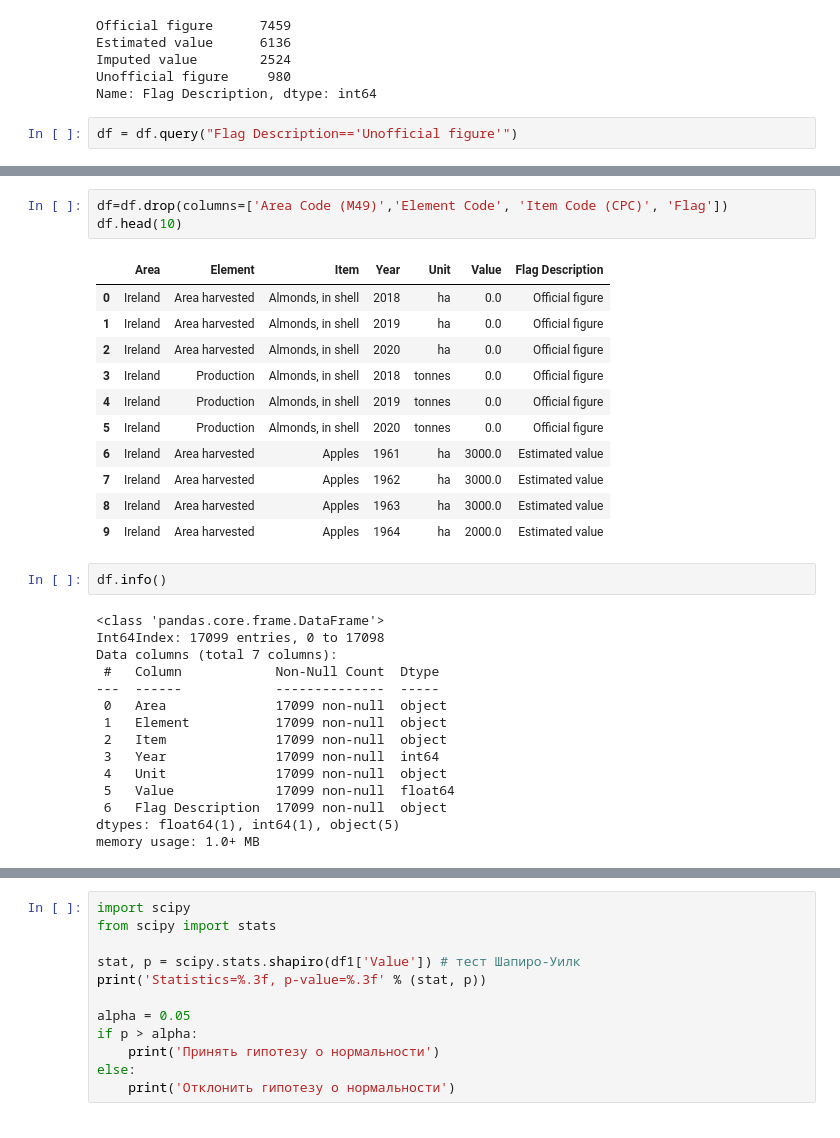
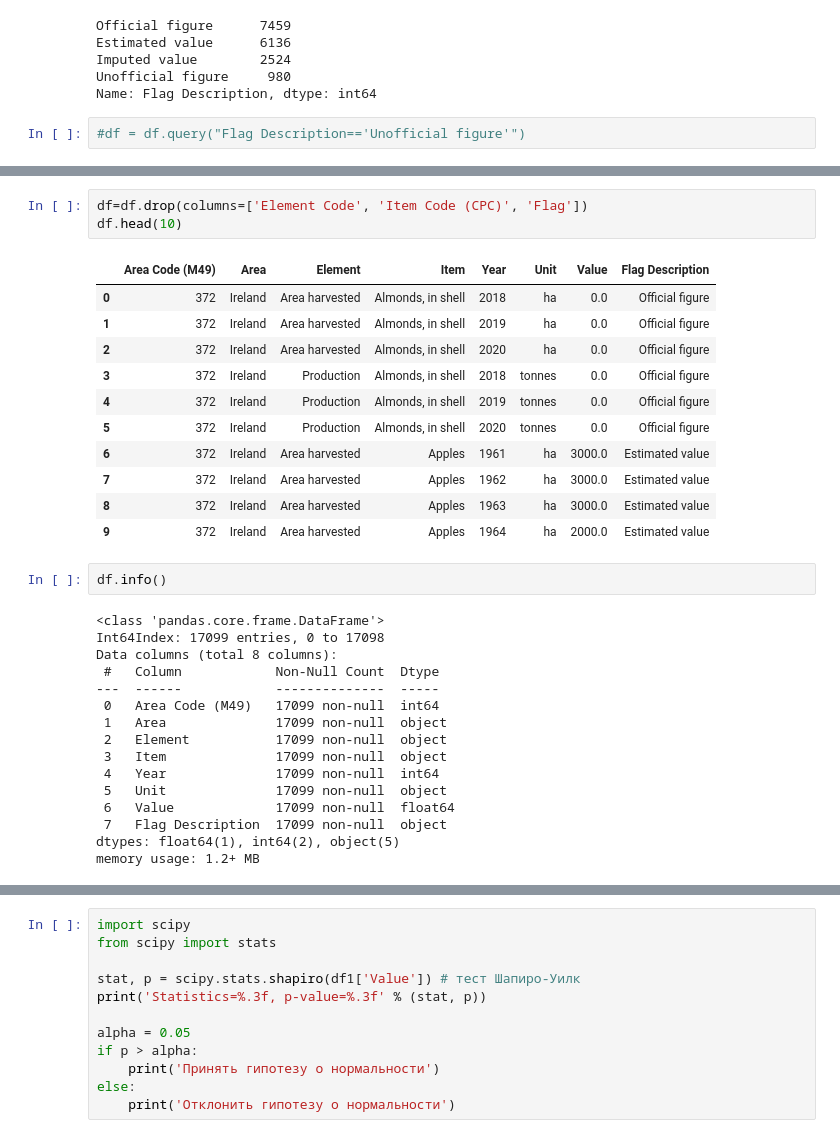
Before and after one commit to Alona-Aldushyna/CA_2, a Jupyter notebook: CA_2.ipynb, the cells around one changed output, grey strips where cells are left out. Saved outputs shown, nothing was run; the diff lists cells and outputs as text.

```diff
--- a/CA_2.ipynb
+++ b/CA_2.ipynb
@@ -495,7 +495,7 @@ Imputed value        2524
 Unofficial figure     980
 Name: Flag Description, dtype: int64
 # %%
-df = df.query("Flag Description=='Unofficial figure'")
+#df = df.query("Flag Description=='Unofficial figure'")
 # %%
 df=df.drop(columns=['Domain Code','Domain', 'Year Code'])
 df.head(10)
@@ -512,37 +512,38 @@ df.head(10)
 | 8 | 372 | Ireland | 5312 | Area harvested | 01341 | Apples | 1963 | ha | 3000.0 | ... |
 | 9 | 372 | Ireland | 5312 | Area harvested | 01341 | Apples | 1964 | ha | 2000.0 | ... |
 # %%
-df=df.drop(columns=['Area Code (M49)','Element Code', 'Item Code (CPC)', 'Flag'])
+df=df.drop(columns=['Element Code', 'Item Code (CPC)', 'Flag'])
 df.head(10)
 # %% [output]
-|  | Area | Element | Item | Year | Unit | Value | Flag Description |
-| 0 | Ireland | Area harvested | Almonds, in shell | 2018 | ha | 0.0 | Official figure |
-| 1 | Ireland | Area harvested | Almonds, in shell | 2019 | ha | 0.0 | Official figure |
-| 2 | Ireland | Area harvested | Almonds, in shell | 2020 | ha | 0.0 | Official figure |
-| 3 | Ireland | Production | Almonds, in shell | 2018 | tonnes | 0.0 | Official figure |
-| 4 | Ireland | Production | Almonds, in shell | 2019 | tonnes | 0.0 | Official figure |
-| 5 | Ireland | Production | Almonds, in shell | 2020 | tonnes | 0.0 | Official figure |
-| 6 | Ireland | Area harvested | Apples | 1961 | ha | 3000.0 | Estimated value |
-| 7 | Ireland | Area harvested | Apples | 1962 | ha | 3000.0 | Estimated value |
-| 8 | Ireland | Area harvested | Apples | 1963 | ha | 3000.0 | Estimated value |
-| 9 | Ireland | Area harvested | Apples | 1964 | ha | 2000.0 | Estimated value |
+|  | Area Code (M49) | Area | Element | Item | Year | Unit | Value | Flag Description |
+| 0 | 372 | Ireland | Area harvested | Almonds, in shell | 2018 | ha | 0.0 | Official figure |
+| 1 | 372 | Ireland | Area harvested | Almonds, in shell | 2019 | ha | 0.0 | Official figure |
+| 2 | 372 | Ireland | Area harvested | Almonds, in shell | 2020 | ha | 0.0 | Official figure |
+| 3 | 372 | Ireland | Production | Almonds, in shell | 2018 | tonnes | 0.0 | Official figure |
+| 4 | 372 | Ireland | Production | Almonds, in shell | 2019 | tonnes | 0.0 | Official figure |
+| 5 | 372 | Ireland | Production | Almonds, in shell | 2020 | tonnes | 0.0 | Official figure |
+| 6 | 372 | Ireland | Area harvested | Apples | 1961 | ha | 3000.0 | Estimated value |
+| 7 | 372 | Ireland | Area harvested | Apples | 1962 | ha | 3000.0 | Estimated value |
+| 8 | 372 | Ireland | Area harvested | Apples | 1963 | ha | 3000.0 | Estimated value |
+| 9 | 372 | Ireland | Area harvested | Apples | 1964 | ha | 2000.0 | Estimated value |
 # %%
 df.info()
 # %% [output]
 <class 'pandas.core.frame.DataFrame'>
 Int64Index: 17099 entries, 0 to 17098
-Data columns (total 7 columns):
+Data columns (total 8 columns):
  #   Column            Non-Null Count  Dtype
 ---  ------            --------------  -----
- 0   Area              17099 non-null  object
- 1   Element           17099 non-null  object
- 2   Item              17099 non-null  object
- 3   Year              17099 non-null  int64
- 4   Unit              17099 non-null  object
- 5   Value             17099 non-null  float64
- 6   Flag Description  17099 non-null  object
-dtypes: float64(1), int64(1), object(5)
-memory usage: 1.0+ MB
+ 0   Area Code (M49)   17099 non-null  int64
+ 1   Area              17099 non-null  object
+ 2   Element           17099 non-null  object
+ 3   Item              17099 non-null  object
+ 4   Year              17099 non-null  int64
+ 5   Unit              17099 non-null  object
+ 6   Value             17099 non-null  float64
+ 7   Flag Description  17099 non-null  object
+dtypes: float64(1), int64(2), object(5)
+memory usage: 1.2+ MB
 # %%
 df1 = df.query("Item=='Apples'")
 df1.head(20)
```
Also changed, not shown: parts of 13 cells of this notebook, 1 other file.
